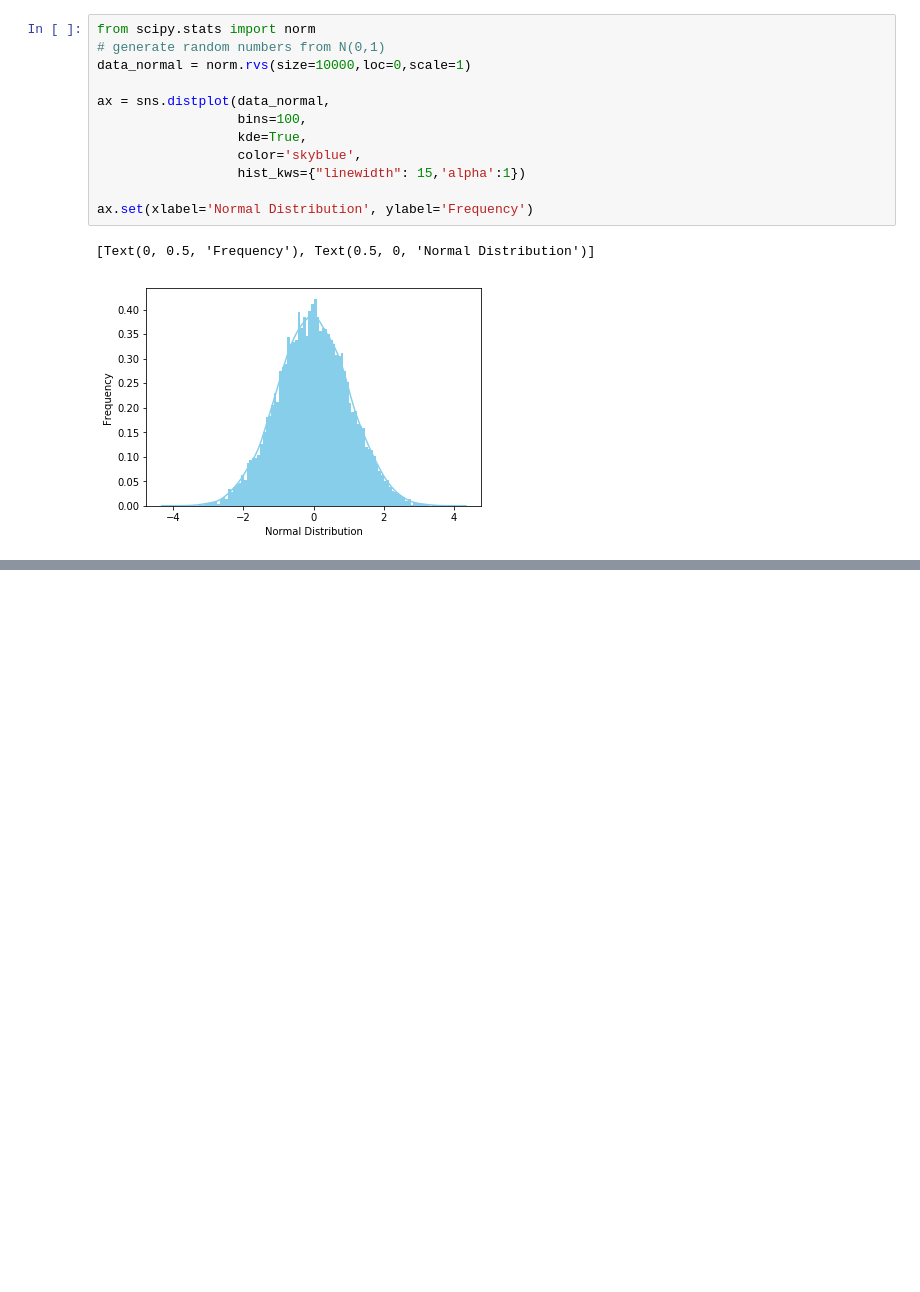
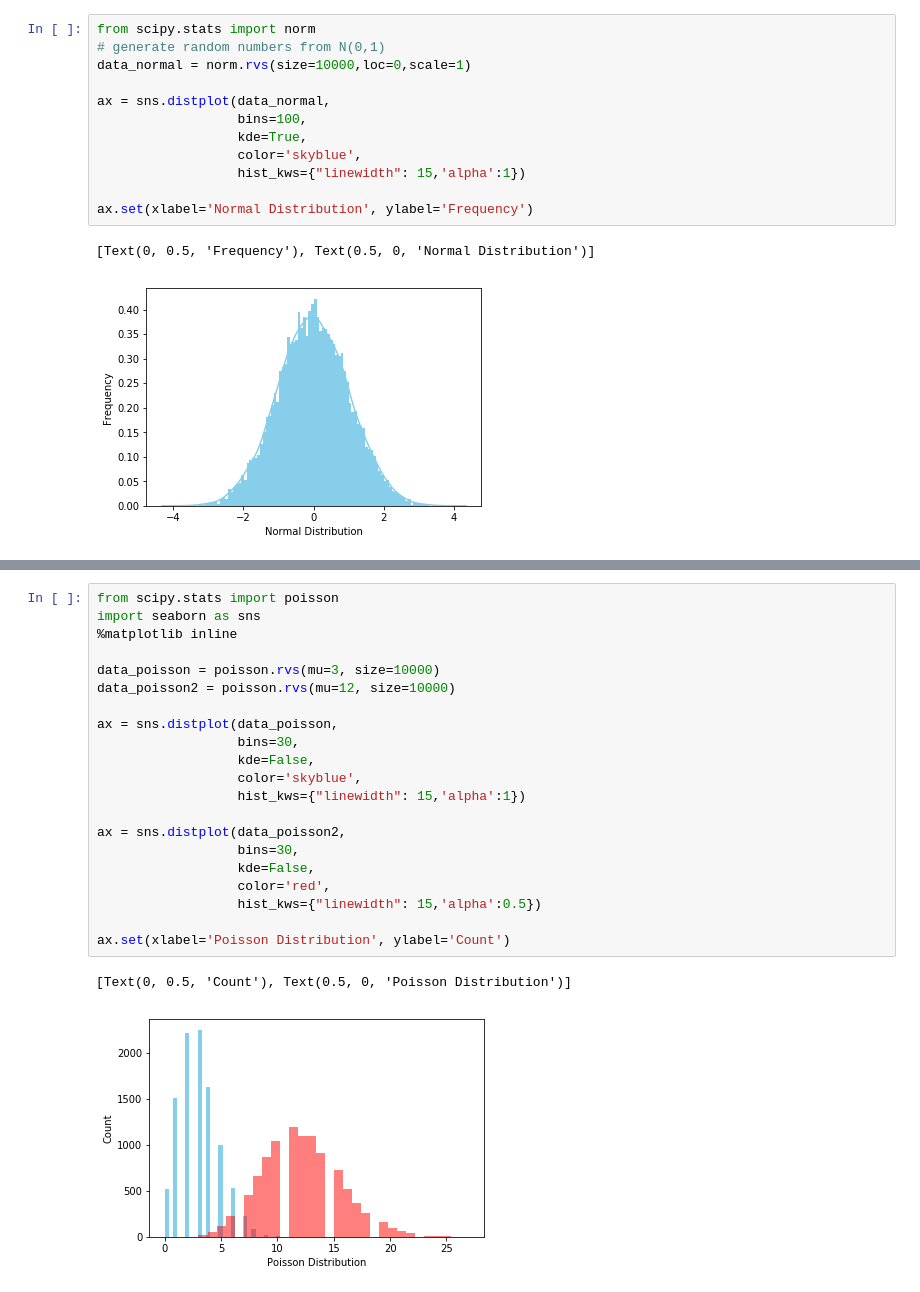
Before and after one commit to ggodreau/intro_to_ds, a Jupyter notebook: stats/distributions.ipynb, the cells around one changed output, grey strips where cells are left out. Drawn from its saved outputs; the diff is of its cells as text; blank space fills up the shorter version.

```diff
--- a/stats/distributions.ipynb
+++ b/stats/distributions.ipynb
@@ -42,3 +52,27 @@ ax.set(xlabel='Normal Distribution', ylabel='Frequency')
+# %%
+from scipy.stats import poisson
+import seaborn as sns
+%matplotlib inline
+
+data_poisson = poisson.rvs(mu=3, size=10000)
+data_poisson2 = poisson.rvs(mu=12, size=10000)
+
+ax = sns.distplot(data_poisson,
+                  bins=30,
+                  kde=False,
+                  color='skyblue',
+                  hist_kws={"linewidth": 15,'alpha':1})
+
+ax = sns.distplot(data_poisson2,
+                  bins=30,
+                  kde=False,
+                  color='red',
+                  hist_kws={"linewidth": 15,'alpha':0.5})
+
+ax.set(xlabel='Poisson Distribution', ylabel='Count')
+# %% [output]
+[Text(0, 0.5, 'Count'), Text(0.5, 0, 'Poisson Distribution')]
+[figure, added]
 # %% [markdown]
 ### Exponential Distribution
 
```
Also changed, not shown: parts of 10 cells of this notebook.
